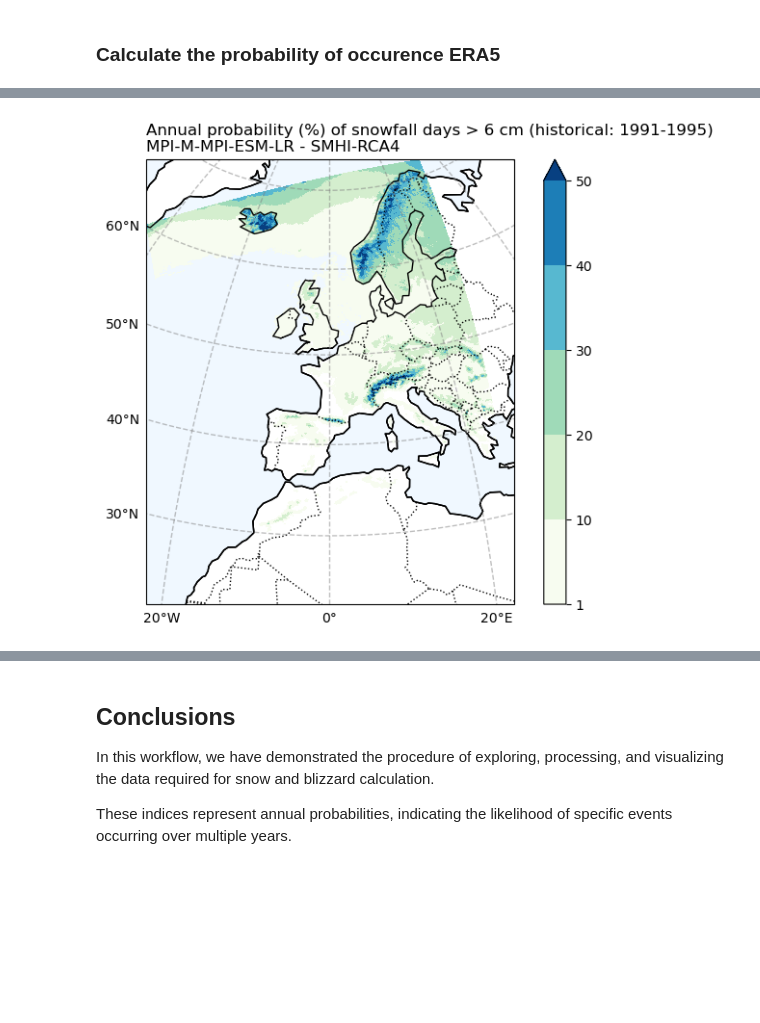
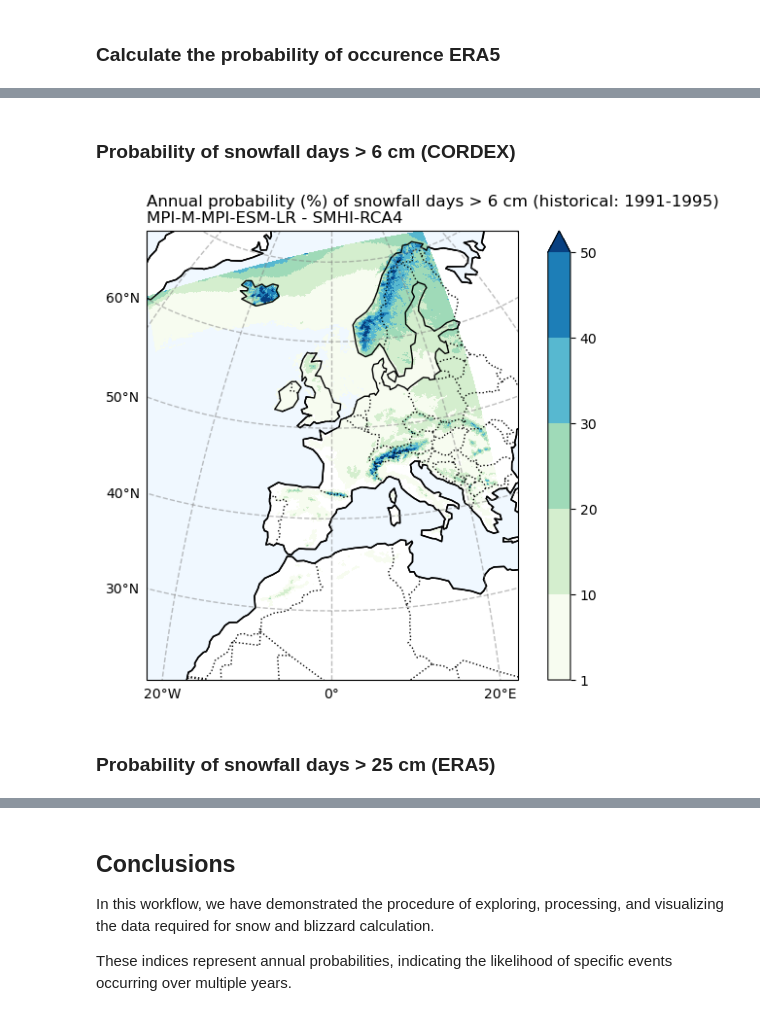
Before and after one commit to CLIMAAX/SNOW, a Jupyter notebook: 01_Heavy_snowfall_and_blizzards/Hazard_assessment_SNOW_BLIZZARDS.ipynb, the cells around one changed output, grey strips where cells are left out. Drawn from its saved outputs; the diff is of its cells as text; code cells hidden in the pictures; blank space fills up the shorter version.

```diff
--- a/01_Heavy_snowfall_and_blizzards/Hazard_assessment_SNOW_BLIZZARDS.ipynb
+++ b/01_Heavy_snowfall_and_blizzards/Hazard_assessment_SNOW_BLIZZARDS.ipynb
@@ -597,0 +500,10 @@ Having acquired the data and computed the required indicator, we proceed to crea
+# %%
+# CORDEX historical
+BdayCount_anaProb_hist_mean = xr.open_dataarray(f'{data_dir}/BdayCount_AnaProb_mean_{cordex_suffix_hist}.nc')
+snow6Prob_annual_hist_mean = xr.open_dataarray(f'{data_dir}/Snow6Prob_annual_mean_{cordex_suffix_hist}.nc')
+snow25Prob_annual_hist_mean = xr.open_dataarray(f'{data_dir}/Snow25Prob_annual_mean_{cordex_suffix_hist}.nc')
+
+# ERA5 reanalysis
+BdayCount_anaProb_mean_ERA = xr.open_dataarray(f'{data_dir}/BdayCount_AnaProb_mean_ERA5_{Hist_start_year}_{Hist_end_year}.nc')
+snow6Prob_annual_mean_ERA = xr.open_dataarray(f'{data_dir}/Snow6Prob_annual_mean_ERA5_{Hist_start_year}_{Hist_end_year}.nc')
+snow25Prob_annual_mean_ERA = xr.open_dataarray(f'{data_dir}/Snow25Prob_annual_mean_ERA5_{Hist_start_year}_{Hist_end_year}.nc')
@@ -701,39 +570,29 @@ fig.savefig(fileout)
+# %% [markdown]
+### Probability of snowfall days > 6 cm (CORDEX)
 # %%
-# Probability of snowfall days > 6 cm (CORDEX)
 # Filter the data to exclude values less than 1
-filtered_data = snow6Prob_annual_hist_mean.snow_days.where(snow6Prob_annual_hist_mean.snow_days >= 1)
+filtered_data = snow6Prob_annual_hist_mean.where(snow6Prob_annual_hist_mean >= 1)
+filtered_data = filtered_data.drop_vars(['rotated_pole', 'height'])
 
-fig = plt.figure(figsize=(8, 6))
-p_levels = [1, 10, 20, 30, 40, 50]
+fig, ax = make_map(f'Annual probability (%) of snowfall days > 6 cm ({Hist_experiment_in}: {Hist_start_year}-{Hist_end_year})\n{gcm_model_Name} - {rcm_model_Name}')
 
+filtered_data.plot.pcolormesh(
+    ax=ax,
+    x='lon',
+    y='lat',
+    transform=ccrs.PlateCarree(),
+    levels=[1, 10, 20, 30, 40, 50],
+    cbar_kwargs={"label": ""},
+    cmap='GnBu',
+    add_colorbar=True
+)
 
-# Plot the data
-ax = plt.axes(projection=ccrs.Orthographic(0, 35))
-
-filtered_data = filtered_data.drop_vars(['rotated_pole','height'])
-
-p = filtered_data.plot.pcolormesh(ax=ax, x='lon', y='lat', transform=ccrs.PlateCarree(), levels=p_levels, cbar_kwargs={"label": ""}, cmap='GnBu', add_colorbar=True)
-
-# Add coastlines
-ax.coastlines()
-
-# Add title
-plt.title(f'Annual probability (%) of snowfall days > 6 cm ({Hist_experiment_in}: {Hist_start_year}-{Hist_end_year}) \n{gcm_model_Name} - {rcm_model_Name} ', loc="left")
-
-# Add coastlines and features
-ax.add_feature(cfeature.BORDERS, linestyle=':')
-ax.add_feature(cfeature.LAND, edgecolor='black', facecolor='none')
-ax.add_feature(cfeature.OCEAN, edgecolor='black', facecolor='aliceblue')
-
-# Add latitude and longitude labels
-gl = ax.gridlines(crs=ccrs.PlateCarree(), draw_labels=True,
-                  linewidth=1, color='gray', alpha=0.5, linestyle='--')
-gl.xlabels_top = False
-gl.ylabels_right = False
-
-fileout = os.path.join(plot_dir,f'Annual_probability_of_snowfall_days_6cm_hist_{gcm_model_Name}_{rcm_model_Name}_{Hist_experiment_in}_{ensemble_member_in}_{Hist_start_year}_{Hist_end_year}.png'.format(areaname))
-fig.savefig(fileout)
+fig.savefig(
+    os.path.join(plot_dir, f'Annual_probability_of_snowfall_days_6cm_hist_{cordex_suffix_hist}.png')
+)
 # %% [output]
-[figure, old version]
+[figure, new version]
+# %% [markdown]
+### Probability of snowfall days > 25 cm (ERA5)
 # %%
 # Filter the data to exclude values less than 1
```
Also changed, not shown: parts of 86 cells of this notebook, 3 other files.
